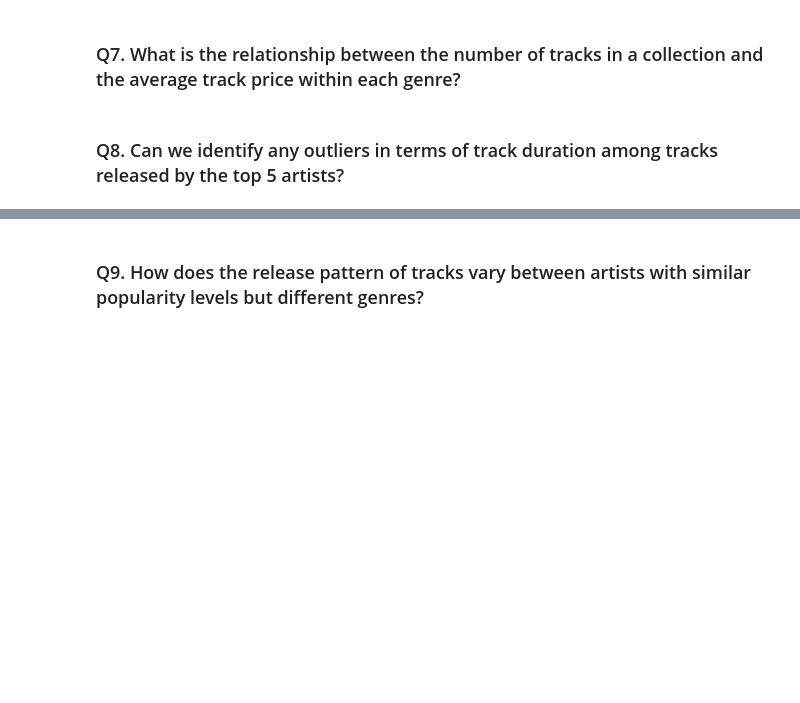
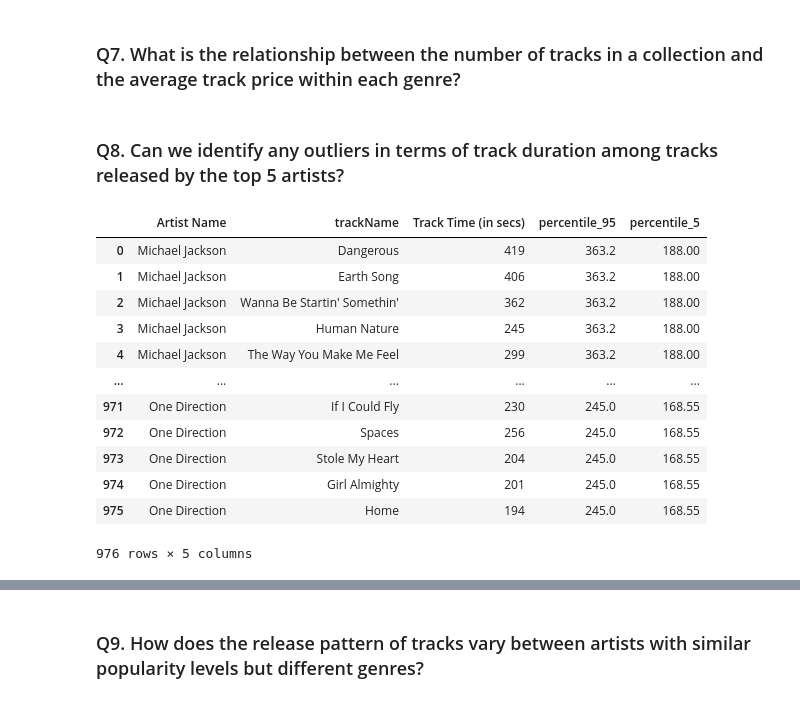
Before and after one commit to shefaliisharma/holymoly, a Jupyter notebook: apple_music_dataset_sql.ipynb, the cells around one changed output, grey strips where cells are left out. Drawn from its saved outputs; the diff is of its cells as text; code cells hidden in the pictures; blank space fills up the shorter version.

```diff
--- a/apple_music_dataset_sql.ipynb
+++ b/apple_music_dataset_sql.ipynb
@@ -485,6 +485,22 @@ q9_data = cur.fetchall()
 q9_data_df = pd.DataFrame(q9_data, columns=column_names_9)
 
 cur.close()
+# %%
+q9_data_df
+# %% [output]
+|  | Artist Name | trackName | Track Time (in secs) | percentile_95 | percentile_5 |
+| 0 | Michael Jackson | Dangerous | 419 | 363.2 | 188.00 |
+| 1 | Michael Jackson | Earth Song | 406 | 363.2 | 188.00 |
+| 2 | Michael Jackson | Wanna Be Startin' Somethin' | 362 | 363.2 | 188.00 |
+| 3 | Michael Jackson | Human Nature | 245 | 363.2 | 188.00 |
+| 4 | Michael Jackson | The Way You Make Me Feel | 299 | 363.2 | 188.00 |
+| ... | ... | ... | ... | ... | ... |
+| 971 | One Direction | If I Could Fly | 230 | 245.0 | 168.55 |
+| 972 | One Direction | Spaces | 256 | 245.0 | 168.55 |
+| 973 | One Direction | Stole My Heart | 204 | 245.0 | 168.55 |
+| 974 | One Direction | Girl Almighty | 201 | 245.0 | 168.55 |
+| 975 | One Direction | Home | 194 | 245.0 | 168.55 |
+976 rows × 5 columns
 # %%
 import seaborn as sns
 import matplotlib.pyplot as plt
```
Also changed, not shown: parts of 3 cells of this notebook, 4 other files.
